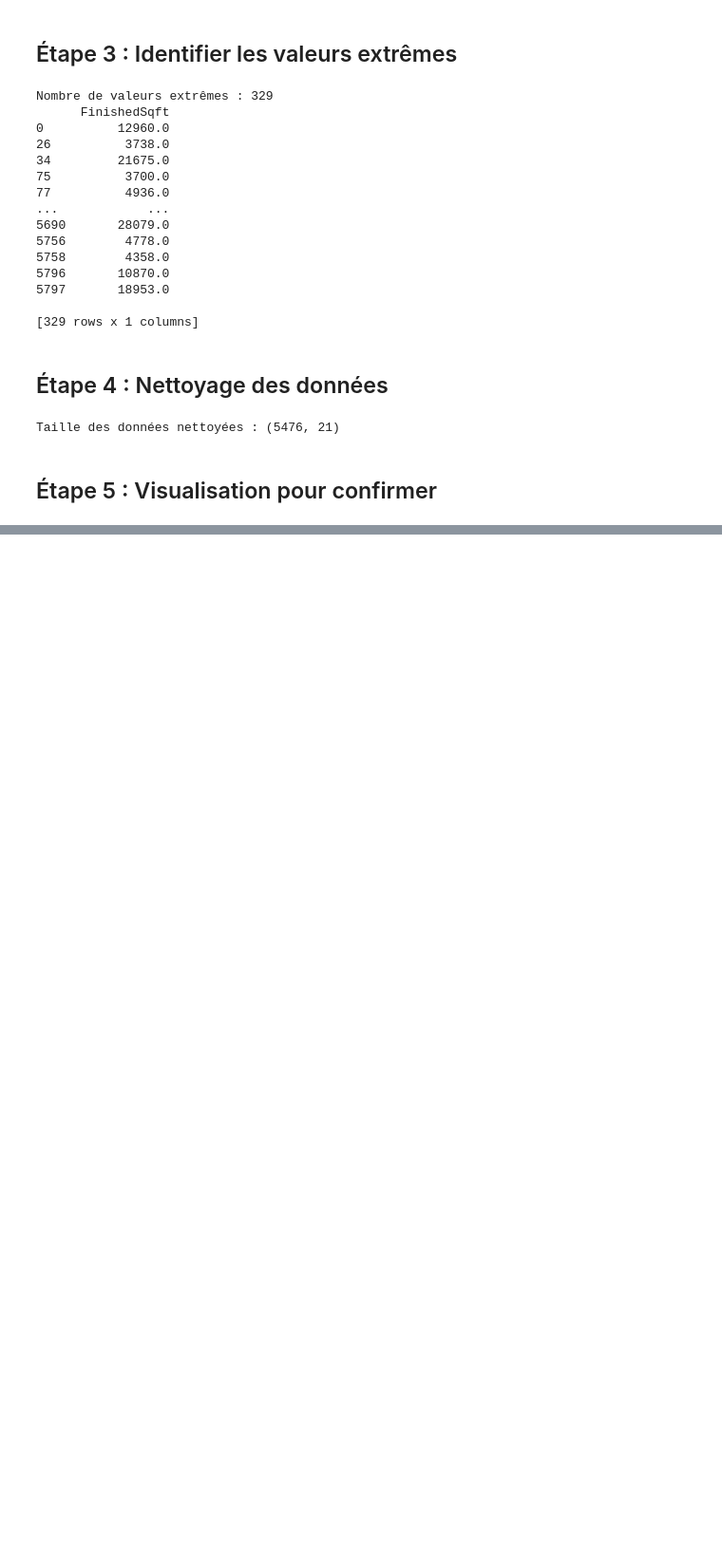
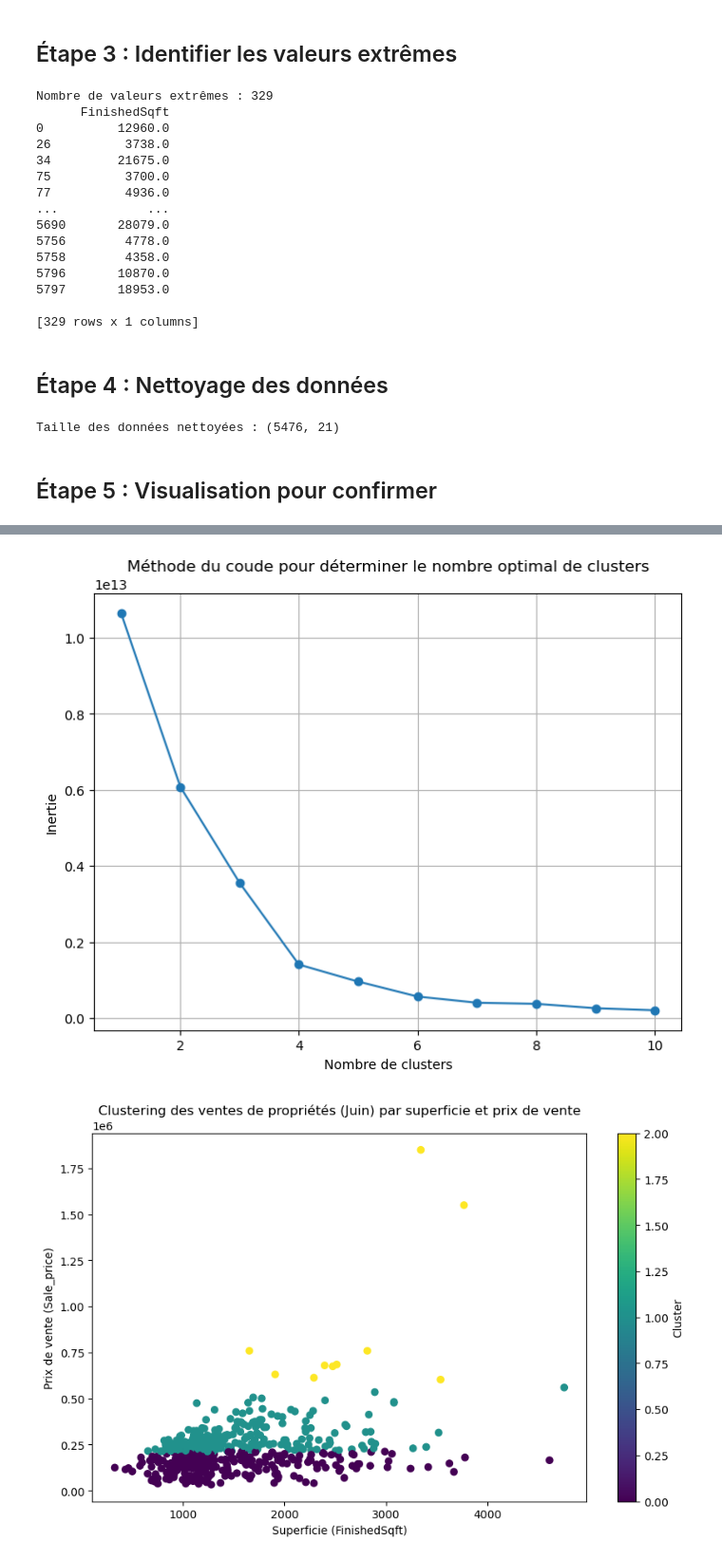
Before and after one commit to syphaxlch/Data_Science_Analysis_Milwaukee, a Jupyter notebook: source.ipynb, the cells around one changed output, grey strips where cells are left out. Shown at 95% size. Saved outputs shown, nothing was run; the diff lists cells and outputs as text; code cells hidden in the pictures; blank space fills up the shorter version.

```diff
--- a/source.ipynb
+++ b/source.ipynb
@@ -89,0 +327,63 @@ plt.show()
+# %%
+# 1. Filtrage des données pour le mois de juin
+df_cleaned['Sale_date'] = pd.to_datetime(df_cleaned['Sale_date'])
+df_june = df_cleaned[df_cleaned['Sale_date'].dt.month == 6]
+
+# 2. Sélection des variables pertinentes pour le regroupement
+variables = ['Sale_price', 'FinishedSqft', 'Bdrms', 'Lotsize']  # Choix des variables pour le regroupement
+df_june_subset = df_june[variables].dropna()  # On supprime les valeurs manquantes
+
+# 3. Utilisation de la méthode du coude pour déterminer le nombre optimal de clusters
+inertia = []  # Liste pour stocker l'inertie
+
+# Essayer différents nombres de clusters (de 1 à 10 ici)
+for k in range(1, 11):
+    kmeans = KMeans(n_clusters=k, random_state=42)
+    kmeans.fit(df_june_subset)
+    inertia.append(kmeans.inertia_)  # Inertie : somme des distances au centre des clusters
+
+# 4. Graphique de la méthode du coude
+plt.figure(figsize=(8, 6))
+plt.plot(range(1, 11), inertia, marker='o')
+plt.title("Méthode du coude pour déterminer le nombre optimal de clusters")
+plt.xlabel("Nombre de clusters")
+plt.ylabel("Inertie")
+plt.grid(True)
+plt.show()
+
+# À ce stade, nous devons choisir le nombre optimal de clusters en fonction du graphique.
+# Supposons que nous choisissons K=3 comme étant optimal.
+
+# 5. Appliquer K-means avec K=3
+kmeans = KMeans(n_clusters=3, random_state=42)
+df_june_subset['Cluster'] = kmeans.fit_predict(df_june_subset)  # Ajouter la colonne Cluster
+
+# 6. Visualisation des clusters (ici en fonction de 2 variables)
+plt.figure(figsize=(10, 6))
+plt.scatter(df_june_subset['FinishedSqft'], df_june_subset['Sale_price'], c=df_june_subset['Cluster'], cmap='viridis')
+plt.title("Clustering des ventes de propriétés (Juin) par superficie et prix de vente")
+plt.xlabel('Superficie (FinishedSqft)')
+plt.ylabel('Prix de vente (Sale_price)')
+plt.colorbar(label='Cluster')
+plt.show()
+
+# 7. Description des clusters obtenus
+# Affichons les centres des clusters et quelques statistiques descriptives des clusters
+centroids = kmeans.cluster_centers_
+print("Centres des clusters :\n", centroids)
+
+# Ajout de la colonne Cluster au DataFrame original pour les statistiques par cluster
+df_june_subset['Cluster'] = df_june_subset['Cluster']
+
+# Calcul des statistiques par cluster
+cluster_stats = df_june_subset.groupby('Cluster').agg({
+    'Sale_price': ['mean', 'std', 'min', 'max'],
+    'FinishedSqft': ['mean', 'std', 'min', 'max'],
+    'Bdrms': ['mean', 'std', 'min', 'max'],
+    'Lotsize': ['mean', 'std', 'min', 'max']
+})
+
+print(cluster_stats)
+# %% [output]
+[figure, added]
+[figure, added]
```
Also changed, not shown: parts of 23 cells of this notebook.
